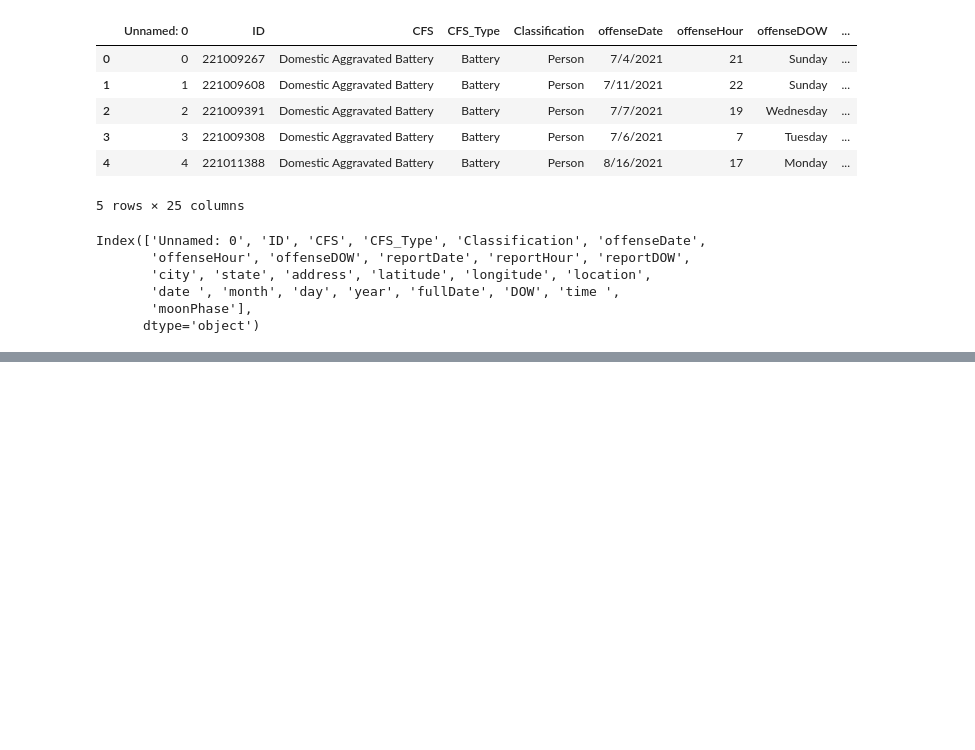
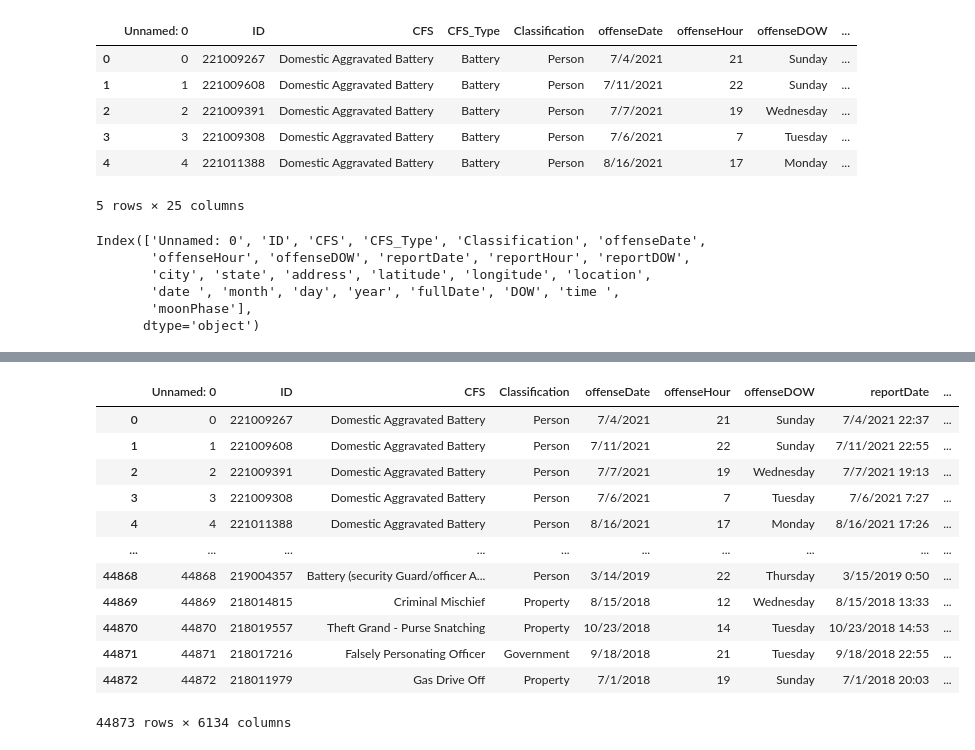
Before and after one commit to lawrencegoodwyn/FinalProject, a Jupyter notebook: yellowbrick.ipynb, the cells around one changed output, grey strips where cells are left out. Cells and saved outputs as stored; diff of their text form; code cells hidden in the pictures; blank space fills up the shorter version.

```diff
--- a/yellowbrick.ipynb
+++ b/yellowbrick.ipynb
@@ -32,9 +32,7 @@ Index(['Unnamed: 0', 'ID', 'CFS', 'CFS_Type', 'Classification', 'offenseDate',
        'moonPhase'],
       dtype='object')
 # %%
-used_columns= ['ID', 'CFS', 'CFS_Type', 'Classification', 'offenseDate', 'offenseHour',
-       'offenseDOW', 'reportDate', 'reportHour', 'reportDOW', 'city', 'state',
-       'address', 'latitude', 'longitude', 'location', 'date ', 'month', 'day',
-       'year', 'fullDate', 'DOW', 'time ', 'moonPhase']
+used_columns= ['CFS_Type', 'Classification', 'offenseDate', 'location', 'moonPhase']
 # %%
-#data.df=data.drop[unused_columns,axis=1]
+convert_cols= data[used_columns]
+convert_cols
@@ -41,10 +53,5 @@ used_columns= ['ID', 'CFS', 'CFS_Type', 'Classification', 'offenseDate', 'offens
 # %%
 #Covnert Strings to FLoats
-
-# Use get_dummies() to create variables for text features.
-X = pd.get_dummies(data, columns=["Classification", "offenseDate","CFS","CFS_Type"])
-print(X.shape)
-
-
-#Y = pd.get_dummies(columns=[used_columns])
+new_columns_df=pd.get_dummies(convert_cols)
+new_columns_df.head(20)
 # %% [output]
@@ -65,0 +76,19 @@ y = data.values
+# %%
+data = data.drop(['CFS_Type', "moonPhase"], axis = 1)
+# %%
+new_df= pd.merge(data,new_columns_df, left_index=True, right_index = True )
+new_df
+# %% [output]
+|  | Unnamed: 0 | ID | CFS | Classification | offenseDate | offenseHour | offenseDOW | reportDate | ... |
+| 0 | 0 | 221009267 | Domestic Aggravated Battery | Person | 7/4/2021 | 21 | Sunday | 7/4/2021 22:37 | ... |
+| 1 | 1 | 221009608 | Domestic Aggravated Battery | Person | 7/11/2021 | 22 | Sunday | 7/11/2021 22:55 | ... |
+| 2 | 2 | 221009391 | Domestic Aggravated Battery | Person | 7/7/2021 | 19 | Wednesday | 7/7/2021 19:13 | ... |
+| 3 | 3 | 221009308 | Domestic Aggravated Battery | Person | 7/6/2021 | 7 | Tuesday | 7/6/2021 7:27 | ... |
+| 4 | 4 | 221011388 | Domestic Aggravated Battery | Person | 8/16/2021 | 17 | Monday | 8/16/2021 17:26 | ... |
+| ... | ... | ... | ... | ... | ... | ... | ... | ... | ... |
+| 44868 | 44868 | 219004357 | Battery (security Guard/officer A... | Person | 3/14/2019 | 22 | Thursday | 3/15/2019 0:50 | ... |
+| 44869 | 44869 | 218014815 | Criminal Mischief | Property | 8/15/2018 | 12 | Wednesday | 8/15/2018 13:33 | ... |
+| 44870 | 44870 | 218019557 | Theft Grand - Purse Snatching | Property | 10/23/2018 | 14 | Tuesday | 10/23/2018 14:53 | ... |
+| 44871 | 44871 | 218017216 | Falsely Personating Officer | Government | 9/18/2018 | 21 | Tuesday | 9/18/2018 22:55 | ... |
+| 44872 | 44872 | 218011979 | Gas Drive Off | Property | 7/1/2018 | 19 | Sunday | 7/1/2018 20:03 | ... |
+44873 rows × 6134 columns
```
Also changed, not shown: parts of 9 cells of this notebook.
